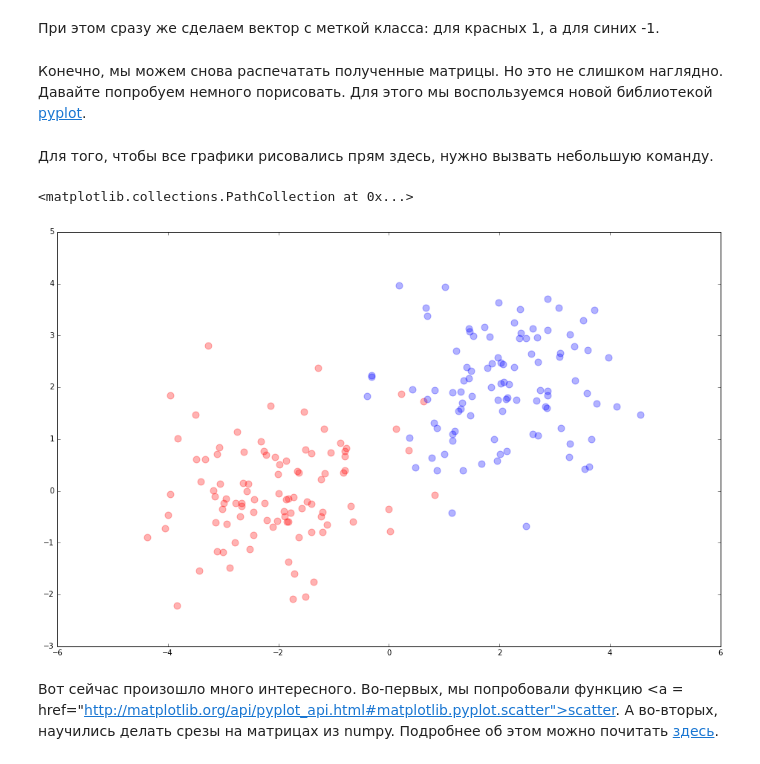
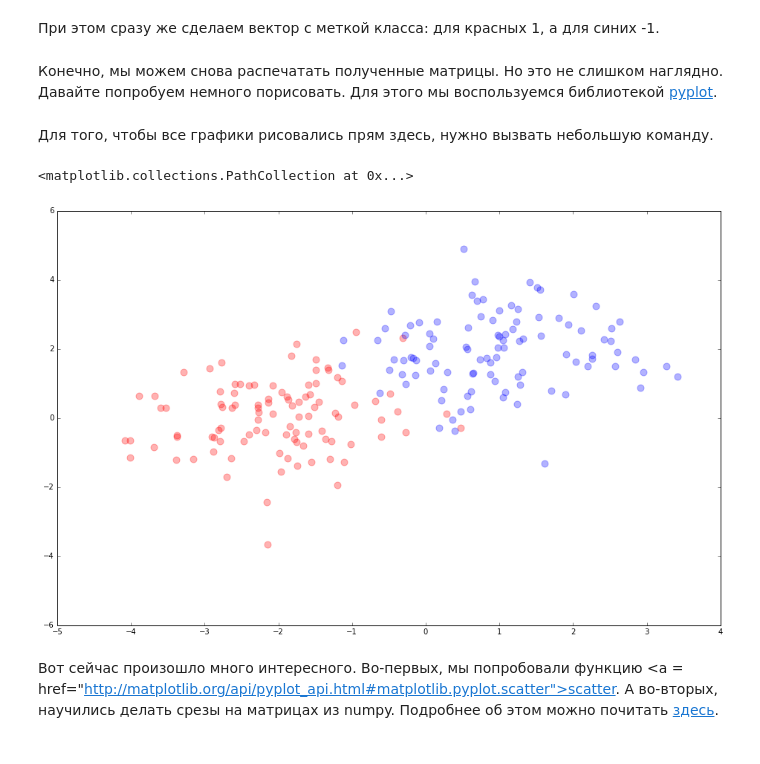
Before and after one commit to dasimagin/Project2016, a Jupyter notebook: tutorials/1.Linear regresion.ipynb, the cells around one changed output. Cells and saved outputs as stored; diff of their text form; code cells hidden in the pictures.

```diff
--- a/tutorials/1.Linear regresion.ipynb
+++ b/tutorials/1.Linear regresion.ipynb
@@ -15,7 +15,7 @@ import numpy as np
 Теперь создадим два вектора с помощью функции <a hred="http://docs.scipy.org/doc/numpy/reference/generated/numpy.array.html#numpy.array">array</a>.
 # %%
 mu_red = np.array([-2, 0])
-mu_blue = np.array([2, 2])
+mu_blue = np.array([1, 2])
 # %% [markdown]
 Попробуем распечатать их. И узнаем размерность.
 # %%
@@ -35,15 +35,15 @@ print(I)
 # %%
-N = 100
+n = 100
 # %% [markdown]
 При этом сразу же сделаем вектор с меткой класса: для красных 1, а для синих -1.
 # %%
-X_red = np.random.multivariate_normal(mu_red, I, N)
-y_red = np.ones(shape=(N,1))
+X_red = np.random.multivariate_normal(mu_red, I, n)
+y_red = np.ones(shape=(n,1))
 
-X_blue = np.random.multivariate_normal(mu_blue, I, N)
-y_blue = -np.ones(shape=(N,1))
+X_blue = np.random.multivariate_normal(mu_blue, I, n)
+y_blue = -np.ones(shape=(n,1))
 # %% [markdown]
-Конечно, мы можем снова распечатать полученные матрицы. Но это не слишком наглядно. Давайте попробуем немного порисовать. Для этого мы воспользуемся новой библиотекой <a href="http://matplotlib.org/api/pyplot_summary.html">pyplot</a>.
+Конечно, мы можем снова распечатать полученные матрицы. Но это не слишком наглядно. Давайте попробуем немного порисовать. Для этого мы воспользуемся библиотекой <a href="http://matplotlib.org/api/pyplot_summary.html">pyplot</a>.
 # %%
 import matplotlib.pyplot as pl
 # %% [markdown]
@@ -52,13 +52,12 @@ import matplotlib.pyplot as pl
 %matplotlib inline
 # %%
 pl.figure(figsize=(16, 10))
-pl.axes()
 
 pl.scatter(X_red[:, 0], X_red[:, 1], s=80, color='red', alpha=0.3)
 pl.scatter(X_blue[:, 0], X_blue[:, 1], s=80, color='blue', alpha=0.3)
 # %% [output]
 <matplotlib.collections.PathCollection at 0x...>
-[figure, old version]
+[figure, new version]
 # %% [markdown]
 Вот сейчас произошло много интересного. Во-первых, мы попробовали функцию <a = href="http://matplotlib.org/api/pyplot_api.html#matplotlib.pyplot.scatter">scatter</a>. А во-вторых, научились делать срезы на матрицах из numpy. Подробнее об этом можно почитать <a href="http://docs.scipy.org/doc/numpy/user/basics.indexing.html">здесь</a>.
 # %% [markdown]
```
Also changed, not shown: parts of 12 cells of this notebook.
